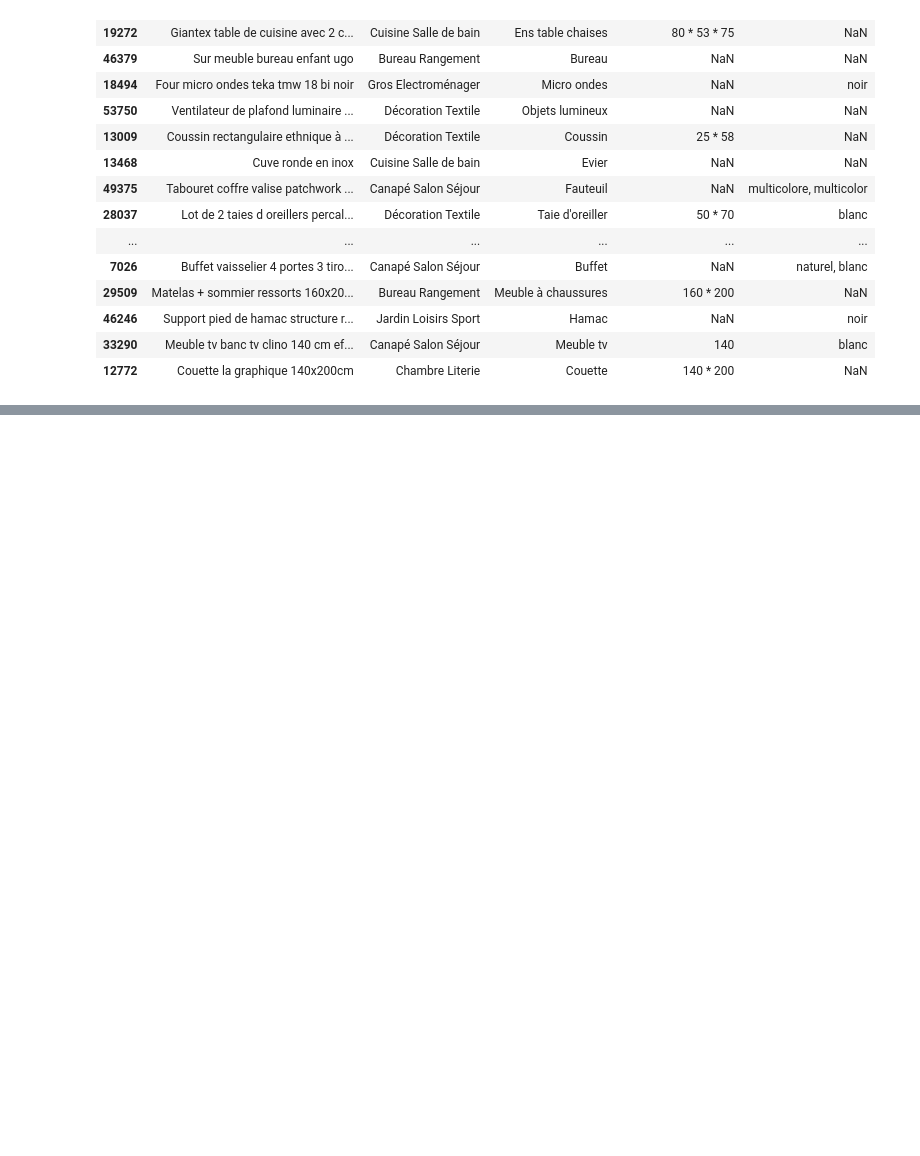
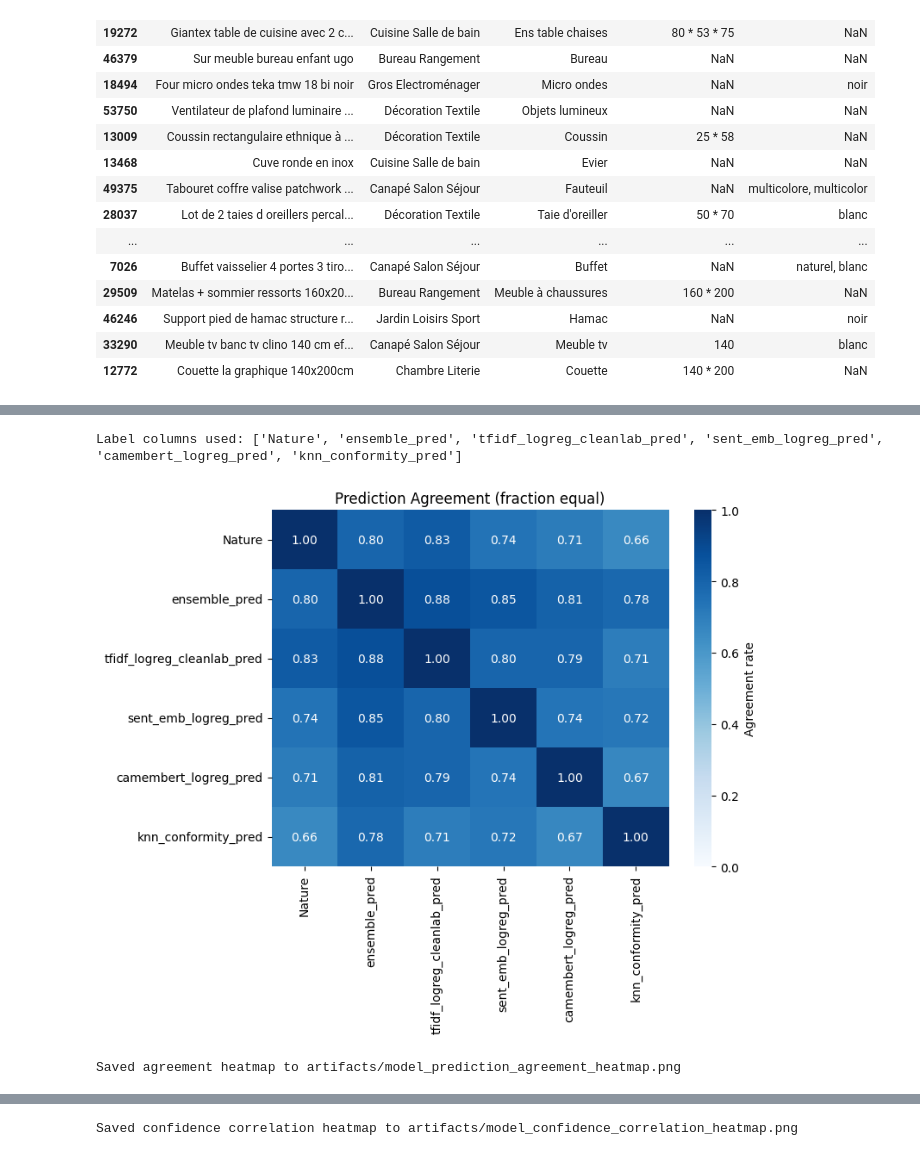
Before and after one commit to ValentinPy1/E-Commerce-Product-Error-Detection, a Jupyter notebook: test_analysis.ipynb, the cells around one changed output, grey strips where cells are left out. Saved outputs shown, nothing was run; the diff lists cells and outputs as text; code cells hidden in the pictures; blank space fills up the shorter version.

```diff
--- a/test_analysis.ipynb
+++ b/test_analysis.ipynb
@@ -439,0 +451,69 @@ df.sample(100)
+# %%
+# Cross-correlation / agreement plots for model predictions and confidences
+import os
+import pandas as pd
+import numpy as np
+import seaborn as sns
+import matplotlib.pyplot as plt
+
+# Path to predictions file (update if needed)
+results_path = 'artifacts/ensemble_predictions.csv'
+assert os.path.exists(results_path), f"Predictions file not found at {results_path}"
+
+# Load predictions
+pred_df = pd.read_csv(results_path)
+
+# Identify label prediction columns
+pred_cols = [c for c in pred_df.columns if c.endswith('_pred')]
+if 'ensemble_pred' in pred_df.columns:
+    pred_cols = list(dict.fromkeys(pred_cols + ['ensemble_pred']))
+
+# Identify ground truth column(s) if present
+gt_candidates = ['Nature', 'target', 'true_nature']
+truth_cols = [c for c in gt_candidates if c in pred_df.columns]
+
+label_cols = list(dict.fromkeys(truth_cols + pred_cols))
+print('Label columns used:', label_cols)
+
+# Compute pairwise agreement (fraction of exact match)
+agreement = pd.DataFrame(index=label_cols, columns=label_cols, dtype=float)
+for a in label_cols:
+    for b in label_cols:
+        mask = pred_df[a].notna() & pred_df[b].notna()
+        if mask.any():
+            agreement.loc[a, b] = (pred_df.loc[mask, a] == pred_df.loc[mask, b]).mean()
+        else:
+            agreement.loc[a, b] = np.nan
+
+# Plot agreement heatmap
+os.makedirs('artifacts', exist_ok=True)
+plt.figure(figsize=(max(8, 1.1*len(label_cols)), max(6, 1.1*len(label_cols))))
+sns.heatmap(agreement, annot=True, fmt='.2f', cmap='Blues', vmin=0, vmax=1, cbar_kws={'label': 'Agreement rate'})
+plt.title('Prediction Agreement (fraction equal)')
+plt.tight_layout()
+agreement_path = 'artifacts/model_prediction_agreement_heatmap.png'
+plt.savefig(agreement_path, dpi=200)
+plt.show()
+print('Saved agreement heatmap to', agreement_path)
+
+# Confidence correlation across models (if available)
+conf_cols = [c for c in pred_df.columns if c.endswith('_conf')]
+if 'ensemble_conf' in pred_df.columns:
+    conf_cols = list(dict.fromkeys(conf_cols + ['ensemble_conf']))
+
+if len(conf_cols) >= 2:
+    corr = pred_df[conf_cols].corr(method='pearson')
+    plt.figure(figsize=(max(8, 1.1*len(conf_cols)), max(6, 1.1*len(conf_cols))))
+    sns.heatmap(corr, annot=True, fmt='.2f', cmap='RdBu_r', vmin=-1, vmax=1, cbar_kws={'label': 'Pearson r'})
+    plt.title('Confidence Correlation Across Models')
+    plt.tight_layout()
+    corr_path = 'artifacts/model_confidence_correlation_heatmap.png'
+    plt.savefig(corr_path, dpi=200)
+    plt.show()
+    print('Saved confidence correlation heatmap to', corr_path)
+else:
+    print('No or insufficient confidence columns found to plot correlation.')
+# %% [output]
+Label columns used: ['Nature', 'ensemble_pred', 'tfidf_logreg_cleanlab_pred', 'sent_emb_logreg_pred', 'camembert_logreg_pred', 'knn_conformity_pred']
+[figure, added]
+Saved agreement heatmap to artifacts/model_prediction_agreement_heatmap.png
@@ -439,0 +521 @@ df.sample(100)
+Saved confidence correlation heatmap to artifacts/model_confidence_correlation_heatmap.png
```
Also changed, not shown: parts of 7 cells of this notebook, 22 other files.
